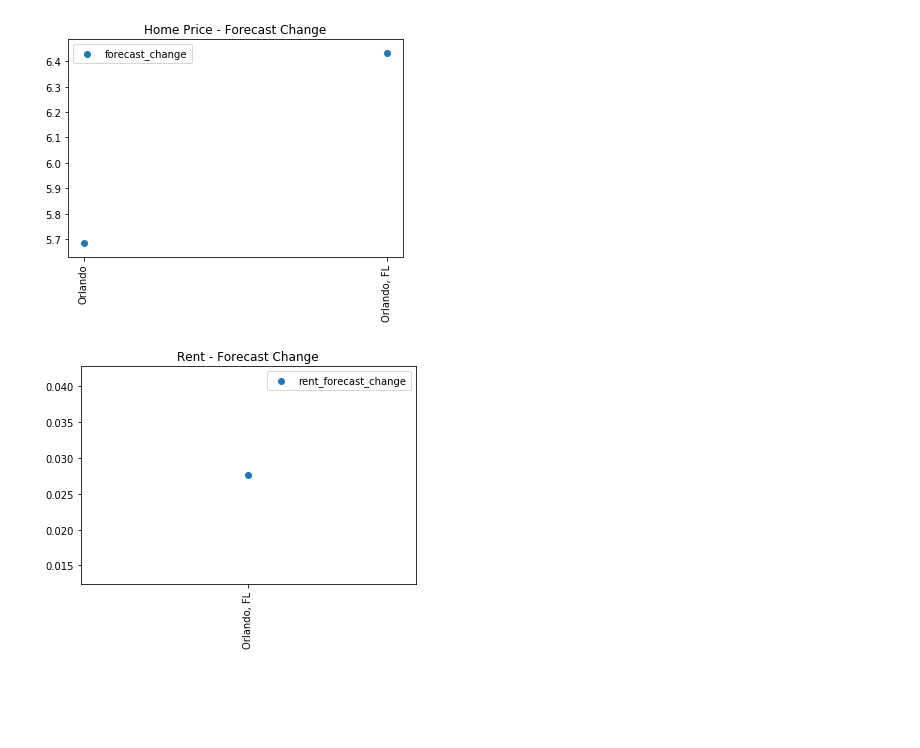
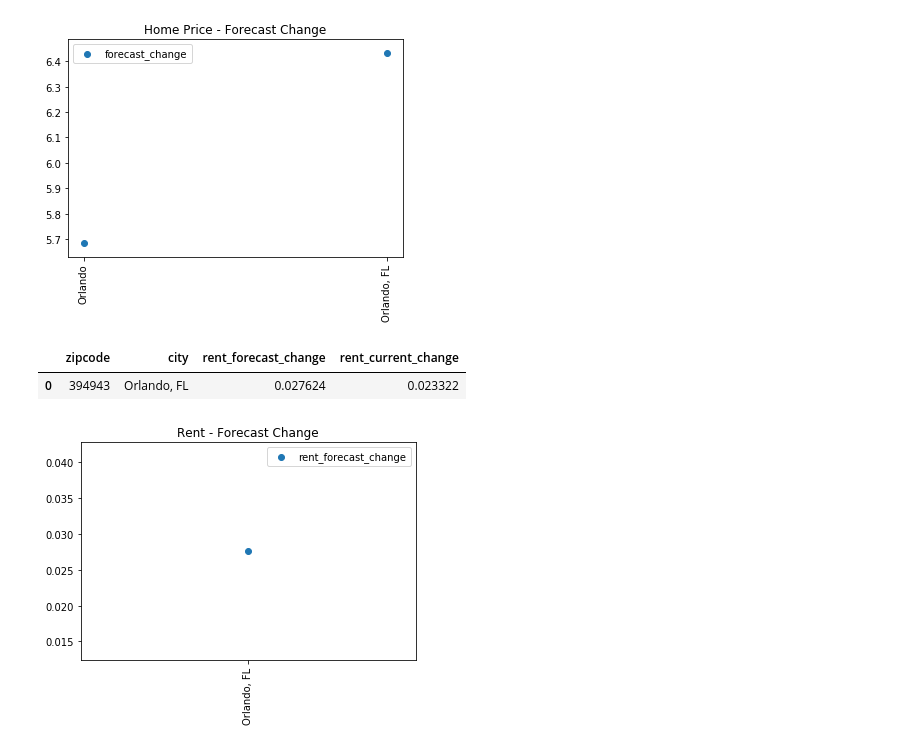
Before and after one commit to ricardo-hdz/flamingo_project, a Jupyter notebook: flamingo_project.ipynb, the cells around one changed output. Drawn from its saved outputs; the diff is of its cells as text; code cells hidden in the pictures; blank space fills up the shorter version.

```diff
--- a/flamingo_project.ipynb
+++ b/flamingo_project.ipynb
@@ -552,7 +559,11 @@ _ = plt.xticks(rotation=90)
 # %%
 df = pd.read_csv('indicators/rent_forecast.csv')
 df = df.drop(['RegionType','SizeRank','ZriForecast'],axis=1)
 df = df.rename(index=str, columns={'Forecast_YoY_Change':'rent_forecast_change','Current_YoY_Change':'rent_current_change'})
+df
+# %% [output]
+|  | zipcode | city | rent_forecast_change | rent_current_change |
+| 0 | 394943 | Orlando, FL | 0.027624 | 0.023322 |
 # %%
 plt.scatter(df.city, df.rent_forecast_change)
 plt.title('Rent - Forecast Change')
```
Also changed, not shown: parts of 26 cells of this notebook, 2 other files.
